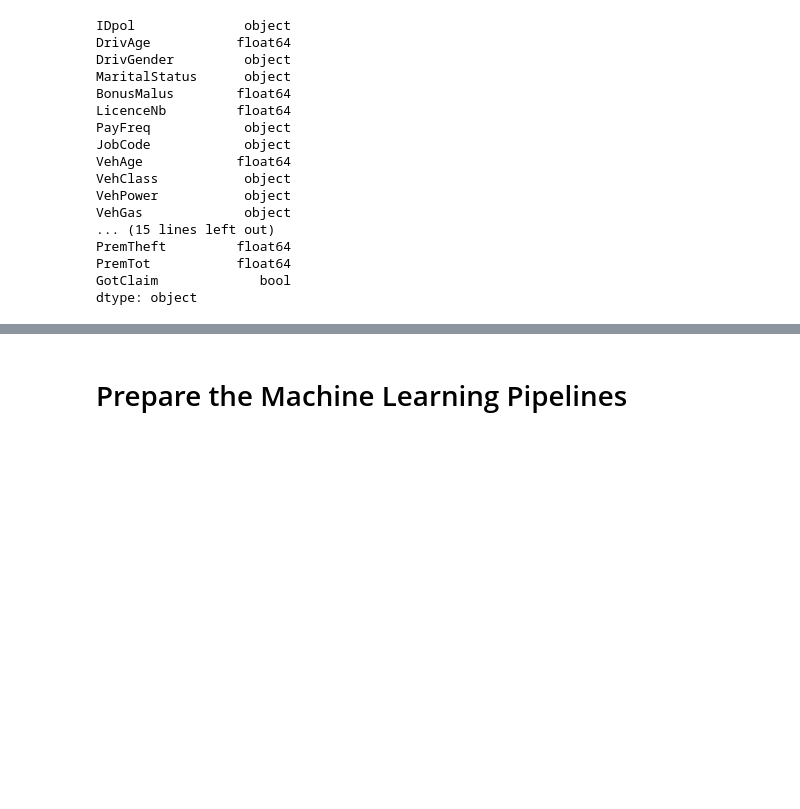
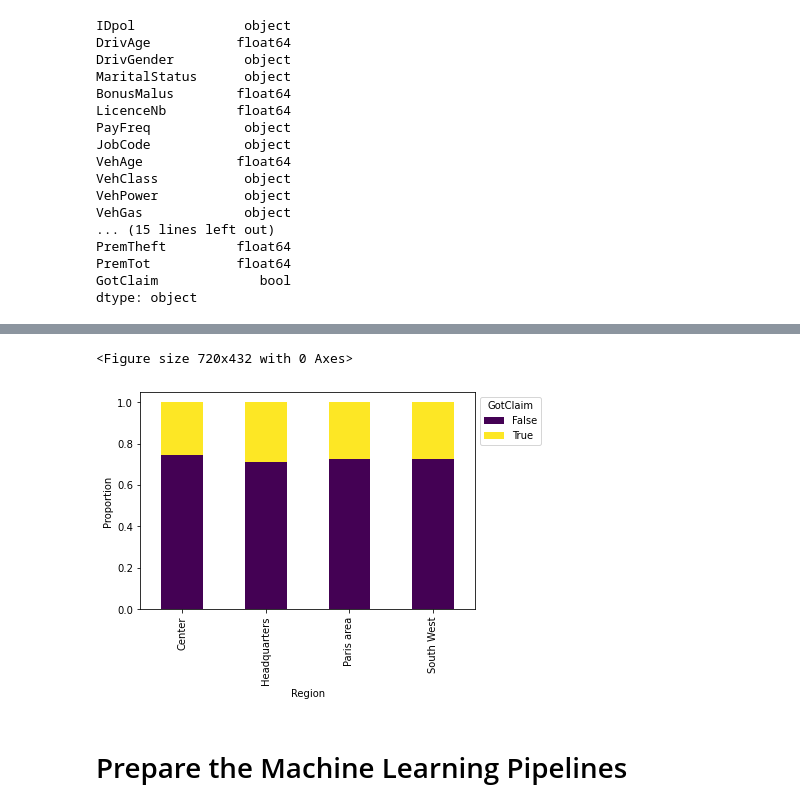
Before and after one commit to Maelned/InsuranceProject, a Jupyter notebook: Machine learning.ipynb, the cells around one changed output, grey strips where cells are left out. Cells and saved outputs as stored; diff of their text form; code cells hidden in the pictures; blank space fills up the shorter version.

```diff
--- a/Machine learning.ipynb
+++ b/Machine learning.ipynb
@@ -229,3 +420,29 @@ X = train.drop(columns=['GotClaim'])
+# %%
+target_variable = 'GotClaim'
+column_to_plot = 'Region'
+
+# Créer un DataFrame avec les colonnes nécessaires
+df_plot = train[[column_to_plot, target_variable]].copy()
+
+# Convertir la colonne 'GotClaim' en str
+df_plot[target_variable] = df_plot[target_variable].astype(str)
+
+# Compter les occurrences de chaque catégorie pour chaque combinaison de 'VehGas' et 'GotClaim'
+count_df = df_plot.groupby([column_to_plot, target_variable]).size().unstack()
+
+# Normaliser pour obtenir des proportions
+count_df = count_df.div(count_df.sum(axis=1), axis=0)
+
+# Plot
+plt.figure(figsize=(10, 6))
+count_df.plot(kind='bar', stacked=True, colormap='viridis')
+plt.xlabel(column_to_plot)
+plt.ylabel('Proportion')
+plt.legend(title=target_variable, bbox_to_anchor=(1, 1))
+plt.show()
+# %% [output]
+<Figure size 720x432 with 0 Axes>
+[figure, added]
 # %% [markdown]
 # Prepare the Machine Learning Pipelines
 # %%
```
Also changed, not shown: parts of 29 cells of this notebook.
